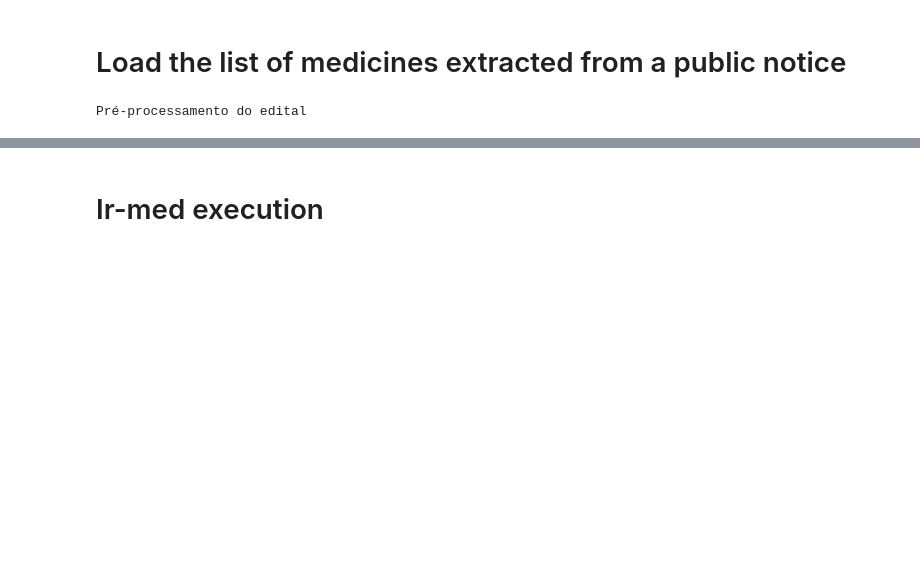
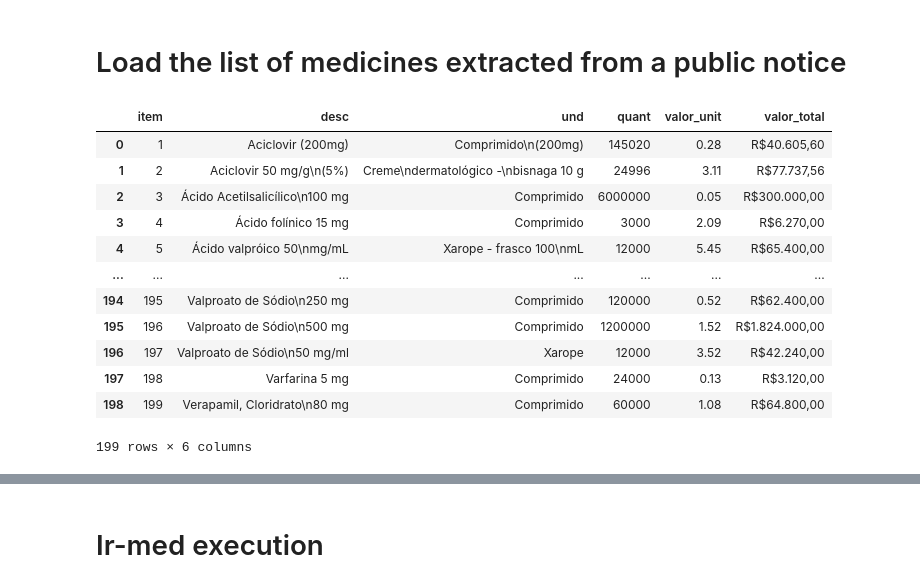
Before and after one commit to ArthurLimaS/ir-med, a Jupyter notebook: example_notebook.ipynb, the cells around one changed output, grey strips where cells are left out. Saved outputs shown, nothing was run; the diff lists cells and outputs as text; code cells hidden in the pictures; blank space fills up the shorter version.

```diff
--- a/example_notebook.ipynb
+++ b/example_notebook.ipynb
@@ -131,7 +133,20 @@ array(['0', '00', '000', ..., 'xamp', 'xpe', 'xpect'], dtype='<U16')
 # %% [markdown]
 # Load the list of medicines extracted from a public notice
 # %%
-df_notice = etl.load_notice('data/notices/1099_2023_25.csv', drop_columns = ['item', 'valor_total'],
-                                 desc_column = 0, und_column = 1, sep = ',', preprocess = True)
+df_notice = etl.load_notice('data/notices/1099_2023_25.csv', sep = ',')
-# %% [output]
-Pré-processamento do edital
+# %%
+df_notice
+# %% [output]
+|  | item | desc | und | quant | valor_unit | valor_total |
+| 0 | 1 | Aciclovir (200mg) | Comprimido\n(200mg) | 145020 | 0.28 | R$40.605,60 |
+| 1 | 2 | Aciclovir 50 mg/g\n(5%) | Creme\ndermatológico -\nbisnaga 10 g | 24996 | 3.11 | R$77.737,56 |
+| 2 | 3 | Ácido Acetilsalicílico\n100 mg | Comprimido | 6000000 | 0.05 | R$300.000,00 |
+| 3 | 4 | Ácido folínico 15 mg | Comprimido | 3000 | 2.09 | R$6.270,00 |
+| 4 | 5 | Ácido valpróico 50\nmg/mL | Xarope - frasco 100\nmL | 12000 | 5.45 | R$65.400,00 |
+| ... | ... | ... | ... | ... | ... | ... |
+| 194 | 195 | Valproato de Sódio\n250 mg | Comprimido | 120000 | 0.52 | R$62.400,00 |
+| 195 | 196 | Valproato de Sódio\n500 mg | Comprimido | 1200000 | 1.52 | R$1.824.000,00 |
+| 196 | 197 | Valproato de Sódio\n50 mg/ml | Xarope | 12000 | 3.52 | R$42.240,00 |
+| 197 | 198 | Varfarina 5 mg | Comprimido | 24000 | 0.13 | R$3.120,00 |
+| 198 | 199 | Verapamil, Cloridrato\n80 mg | Comprimido | 60000 | 1.08 | R$64.800,00 |
+199 rows × 6 columns
```
Also changed, not shown: parts of 8 cells of this notebook.
